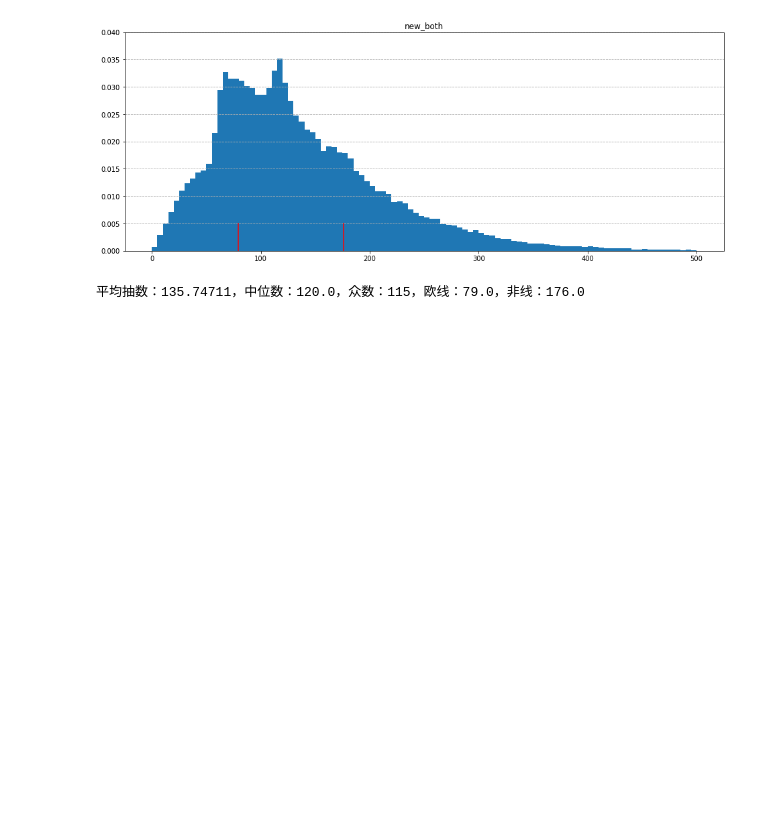
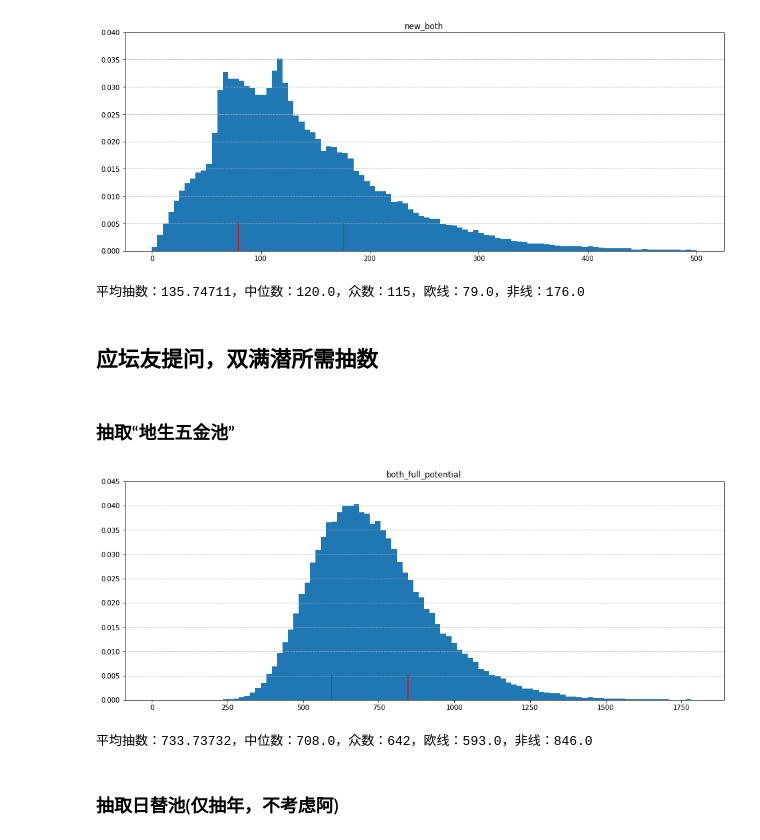
Before and after one commit to humiaomiao2/ark_gacha_5metal, a Jupyter notebook: experiment.ipynb, the cells around one changed output. Saved outputs shown, nothing was run; the diff lists cells and outputs as text; code cells hidden in the pictures; blank space fills up the shorter version.

Commit message:
Add files via upload
Adding some code for full potential

```diff
--- a/experiment.ipynb
+++ b/experiment.ipynb
@@ -336,3 +341,52 @@ for S, title, y_max in zip([gacha_alter_either_occur_arr, gacha_alter_nian_occur
 平均抽数：69.61995，中位数：58.0，众数：57，欧线：29.0，非线：93.0
 [figure]
 平均抽数：135.74711，中位数：120.0，众数：115，欧线：79.0，非线：176.0
+# %% [markdown]
+## 应坛友提问，双满潜所需抽数
+# %% [markdown]
+### 抽取“地生五金池”
+# %%
+player_num = 100000
+double_full_arr = np.zeros(player_num, dtype=np.int)
+player = Player('new_2')
+for a in trange(player_num, desc='players', leave=False):
+    player.restart()
+    nian_count = 0
+    aak_count = 0
+    while (nian_count<6 or aak_count<6):
+        card = player.gacha(gacha_double)
+        if card=='nian':
+            nian_count += 1
+        if card=='aak':
+            aak_count += 1
+    double_full_arr[a] = player.gacha_count
+# %%
+S = double_full_arr
+title = 'both_full_potential'
+y_max = 0.045
+n_max = 1800
+
+mean = np.mean(S)
+median = np.median(S)
+mode = np.argmax(np.bincount(S))
+eu_line = np.percentile(S,25)
+af_line = np.percentile(S,75)
+
+plt.figure(figsize=(16,6))
+plt.hist(S, weights=np.ones_like(S)/len(S),
+         range=(0,n_max), bins=100)
+plt.ylim(0, y_max)
+plt.grid(axis='y',linestyle='--')
+plt.plot([eu_line, eu_line], [0, 0.005], color='r', linestyle='-')
+plt.plot([af_line, af_line], [0, 0.005], color='r', linestyle='-')
+plt.title(title)
+plt.savefig('double-'+title+'.png')
+plt.show()
+
+print("平均抽数：{}，中位数：{}，众数：{}，欧线：{}，非线：{}".format(
+    mean, median, mode, eu_line, af_line))
+# %% [output]
+[figure, added]
+平均抽数：733.73732，中位数：708.0，众数：642，欧线：593.0，非线：846.0
+# %% [markdown]
+### 抽取日替池(仅抽年，不考虑阿)
```
Also changed, not shown: parts of 3 cells of this notebook.
